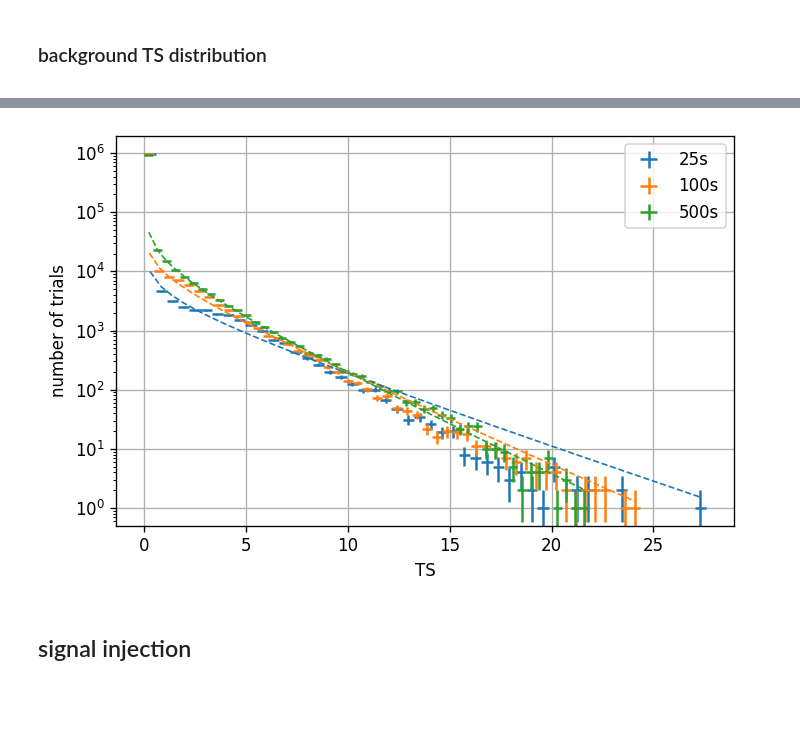
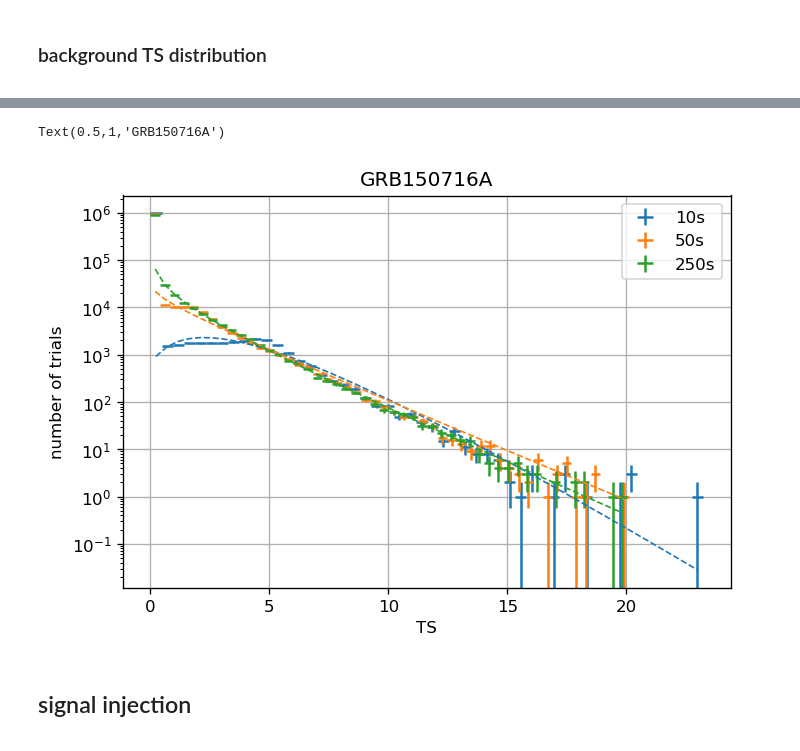
Before and after one commit to ChujieChen/greco_grb, a Jupyter notebook: notebooks/00_plotting.ipynb, the cells around one changed output, grey strips where cells are left out. Saved outputs shown, nothing was run; the diff lists cells and outputs as text; code cells hidden in the pictures; blank space fills up the shorter version.

```diff
--- a/notebooks/00_plotting.ipynb
+++ b/notebooks/00_plotting.ipynb
@@ -1151,0 +1165,22 @@ plot_bg_TS([TSs[i] for i in indices],
+# %%
+grb_name = "GRB180423A"
+tw_in_second = 250
+bg_files = glob(ANA_DIR+f"/allsky_scan/with_prior_background/tw{tw_in_second}/{grb_name}*.npz")
+bg = cy.dists.Chi2TSD(np.ravel([sparse.load_npz(bg_file).toarray() for bg_file in bg_files]))
+fig, ax = plt.subplots(figsize=(8,6), dpi=96)
+h = bg.get_hist(bins=100)
+hl.plot1d(ax, h, crosses=True, label='{} bg trials'.format(bg.n_total))
+
+x = h.centers[0]
+norm = h.integrate().values
+ax.semilogy(x, norm * bg.pdf(x), lw=1, ls='--', color='tab:blue')
+ax.axvline(x=bg.isf_nsigma(3), linestyle='--', label='bg 3 sigma', color='tab:green')
+ax.axvline(x=bg.isf_nsigma(5), linestyle='--', label='bg 5 sigma', color='tab:orange')
+
+ax.legend(loc="upper right")
+ax.grid()
+ax.set_xlabel(r'TS')
+ax.set_ylabel(r'number of trials')
+ax.set_yscale('log')
+ax.set_title(f"{grb_name}, TW={tw_in_second} s")
+plt.tight_layout()
@@ -1151,0 +1189,12 @@ plot_bg_TS([TSs[i] for i in indices],
+# %%
+## ipn-gbm-grb
+grb_name = "GRB170527A"
+files = glob(ANA_DIR+f"/allsky_scan/with_prior_background/tw*/{grb_name}*.npz")
+files.sort(key=lambda x: int(x[x.find("_tw") + len("_tw"): x.find("_NTrial")]))
+TSs = [sparse.load_npz(file).toarray()[0] for file in files]
+indices = [0,2,4]
+plot_bg_TS([TSs[i] for i in indices],
+           [['10s', '25s','50s','100s','250s','500s'][i] for i in indices],
+           grid=True,
+          chi2fit=True)
+plt.title(f"{grb_name}")
@@ -1152,15 +1204,17 @@ plot_bg_TS([TSs[i] for i in indices],
 # %%
-## fake
-files = glob(ANA_DIR+"/allsky_scan/with_prior_background/tw*/GRB190611B*.npz")
+grb_name = "GRB150716A"
+files = glob(ANA_DIR+f"/allsky_scan/with_prior_background/tw*/{grb_name}*.npz")
 files.sort(key=lambda x: int(x[x.find("_tw") + len("_tw"): x.find("_NTrial")]))
 TSs = [sparse.load_npz(file).toarray()[0] for file in files]
-indices = [1,3,5]
+indices = [0,2,4]
 plot_bg_TS([TSs[i] for i in indices],
            [['10s', '25s','50s','100s','250s','500s'][i] for i in indices],
-          grid=True,
+           grid=True,
           chi2fit=True)
+plt.title(f"{grb_name}")
 # %% [output]
+Text(0.5,1,'GRB150716A')
-[figure, old version]
+[figure, new version]
 # %% [markdown]
 ## signal injection
 <a id='signal-injection'></a>
```
Also changed, not shown: parts of 7 cells of this notebook, 3 other files.
